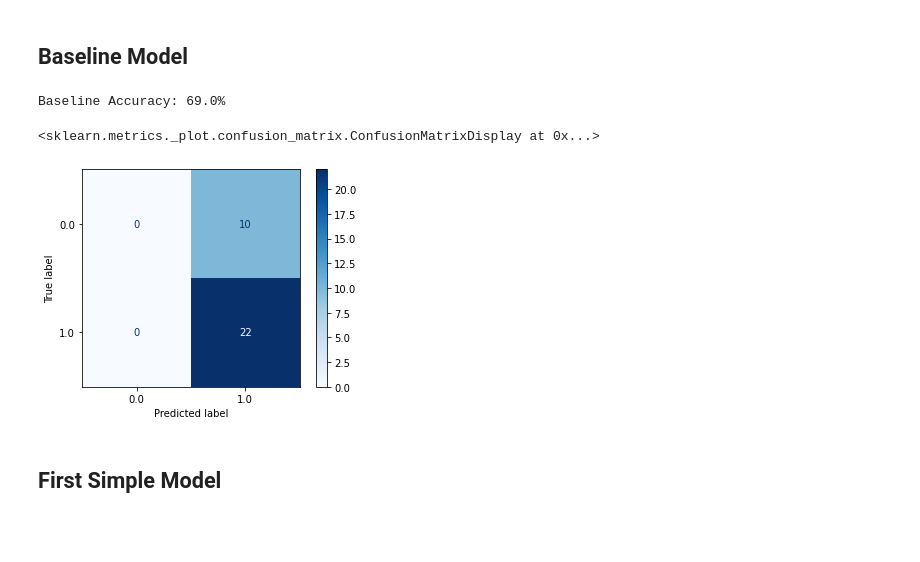
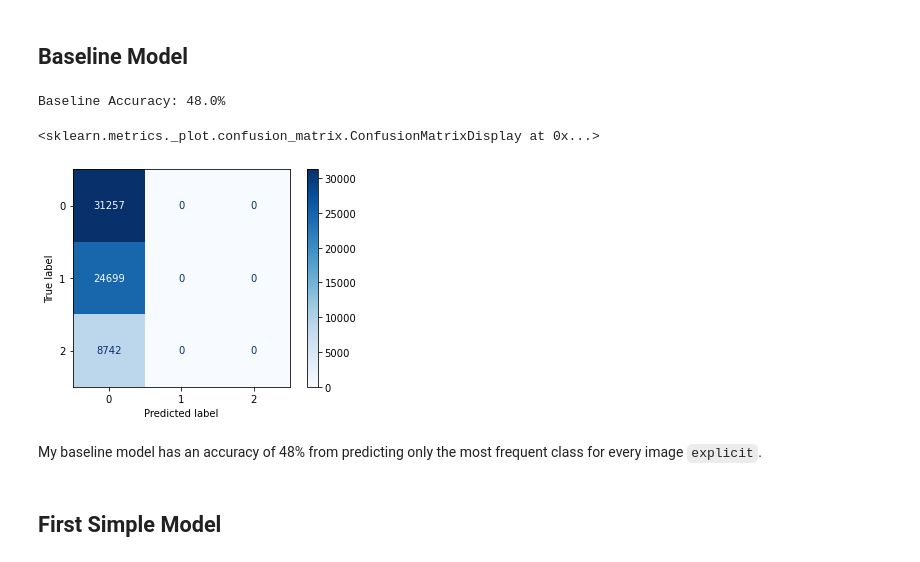
Before and after one commit to sbaltodano/nsfw-image-classification, a Jupyter notebook: project.ipynb, the cells around one changed output. Drawn from its saved outputs; the diff is of its cells as text; code cells hidden in the pictures; blank space fills up the shorter version.

```diff
--- a/project.ipynb
+++ b/project.ipynb
@@ -201,0 +309,19 @@ y_train.shape
+# %%
+# resize the images so they are all the same size
+img_size = 90
+# %%
+training_data = []
+
+def create_training_data():
+    for category in CATEGORIES:
+        path = os.path.join(DATADIR, category)
+        class_num = CATEGORIES.index(category) # create numerical values for the target
+        for img in os.listdir(path):
+            try:
+                img_array = cv2.imread(os.path.join(path,img), cv2.IMREAD_GRAYSCALE)
+                new_array = cv2.resize(img_array, (img_size, img_size)) # resize the images
+                training_data.append([new_array, class_num])
+            except Exception as e: # pass over any broken images
+                pass
+create_training_data()
+print(f'Number of Photos in Training Data: {len(training_data)}')
@@ -201,0 +370,13 @@ y_train.shape
+# %%
+# seperate the features and the target variables into X and y
+X = []
+y = []
+
+for features, label in training_data:
+    X.append(features)
+    y.append(label)
+X = np.array(X).reshape(-1, img_size, img_size, 1)
+y = np.array(y)
+
+#scale the data
+X = X/255.
@@ -202,19 +435,20 @@ y_train.shape
 # %% [markdown]
 ## Baseline Model
 # %%
-from sklearn.dummy import DummyClassifier
-from sklearn.metrics import plot_confusion_matrix
+# Instantiate a dummy classifier
+dummy = DummyClassifier(strategy='most_frequent') # Predict "explicit" for each image
+dummy.fit(X, y)
 
-dummy = DummyClassifier(strategy='most_frequent')
-dummy.fit(X_train, y_train)
-baseline_acc = round(dummy.score(X_train, y_train), 2) * 100
+# Print accuracy and a confusion matrix
+baseline_acc = round(dummy.score(X, y), 2) * 100
 print('Baseline Accuracy: {0}%'.format(baseline_acc))
-
-plot_confusion_matrix(estimator=dummy, X=X_train, y_true=y_train, cmap='Blues')
+plot_confusion_matrix(estimator=dummy, X=X, y_true=y, cmap='Blues')
 # %% [output]
-Baseline Accuracy: 69.0%
+Baseline Accuracy: 48.0%
 <sklearn.metrics._plot.confusion_matrix.ConfusionMatrixDisplay at 0x...>
-[figure, old version]
+[figure, new version]
+# %% [markdown]
+My baseline model has an accuracy of 48% from predicting only the most frequent class for every image `explicit`.
 # %% [markdown]
 ## First Simple Model
 # %%
```
Also changed, not shown: parts of 47 cells of this notebook.
